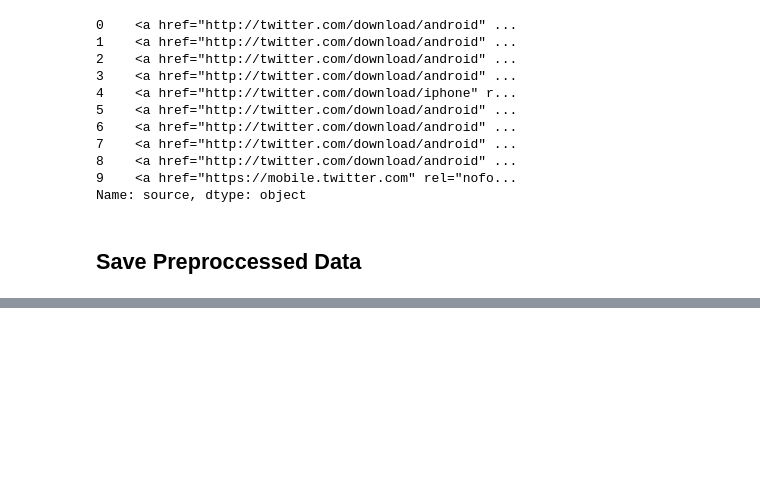
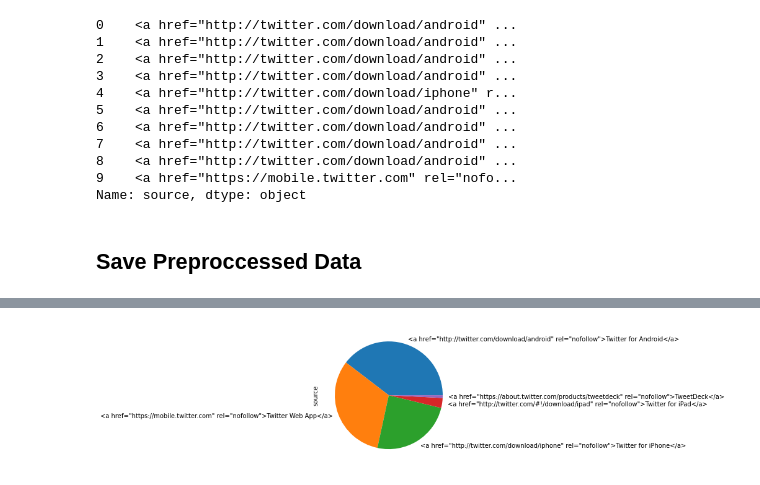
Before and after one commit to zelalemshiferaw/Twitter-Data-Analysis, a Jupyter notebook: Notebooks/data_preprocessing_and_data_exploration.ipynb, the cells around one changed output, grey strips where cells are left out. Drawn from its saved outputs; the diff is of its cells as text; code cells hidden in the pictures; blank space fills up the shorter version.

```diff
--- a/Notebooks/data_preprocessing_and_data_exploration.ipynb
+++ b/Notebooks/data_preprocessing_and_data_exploration.ipynb
@@ -184,0 +337,4 @@ tweets_df.to_csv("../data/global_twitter_preprocessed_data.csv", index=False)
+# %%
+tweets_df["source"].value_counts().head().plot(kind="pie");
+# %% [output]
+[figure, added]
```
Also changed, not shown: parts of 19 cells of this notebook.
